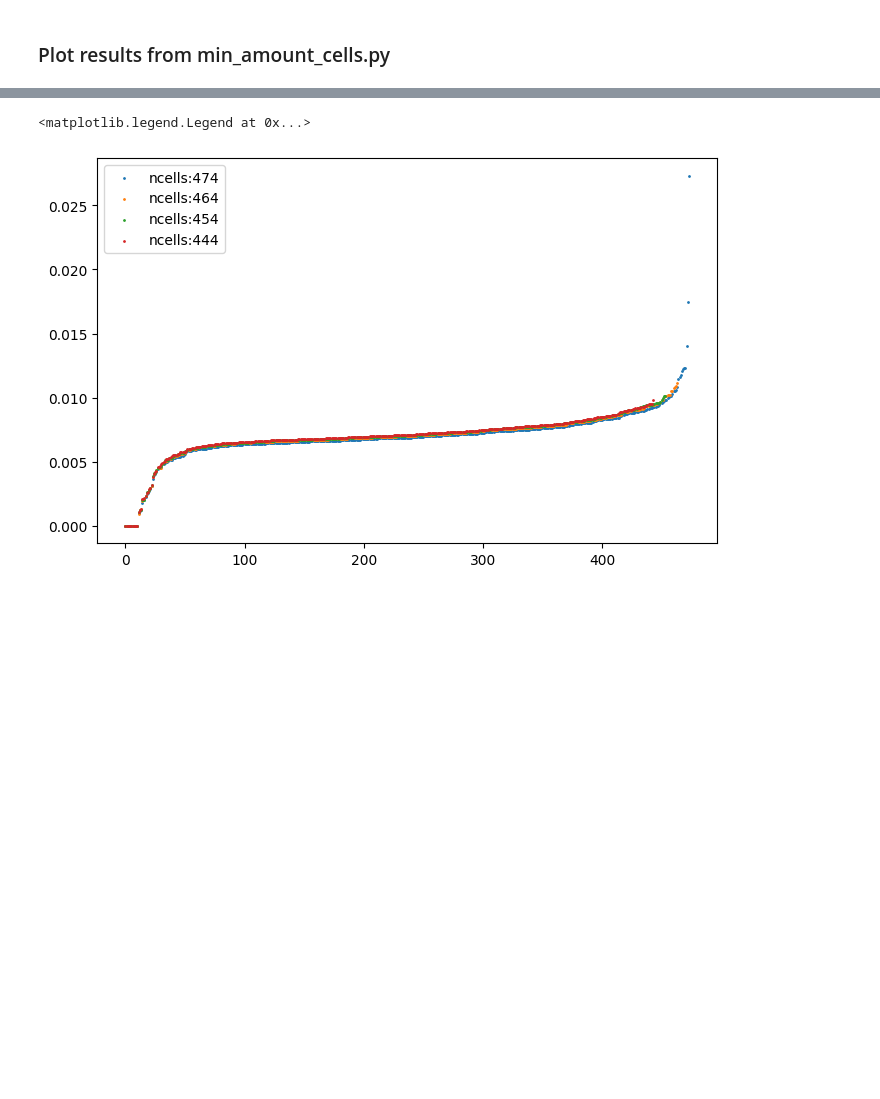
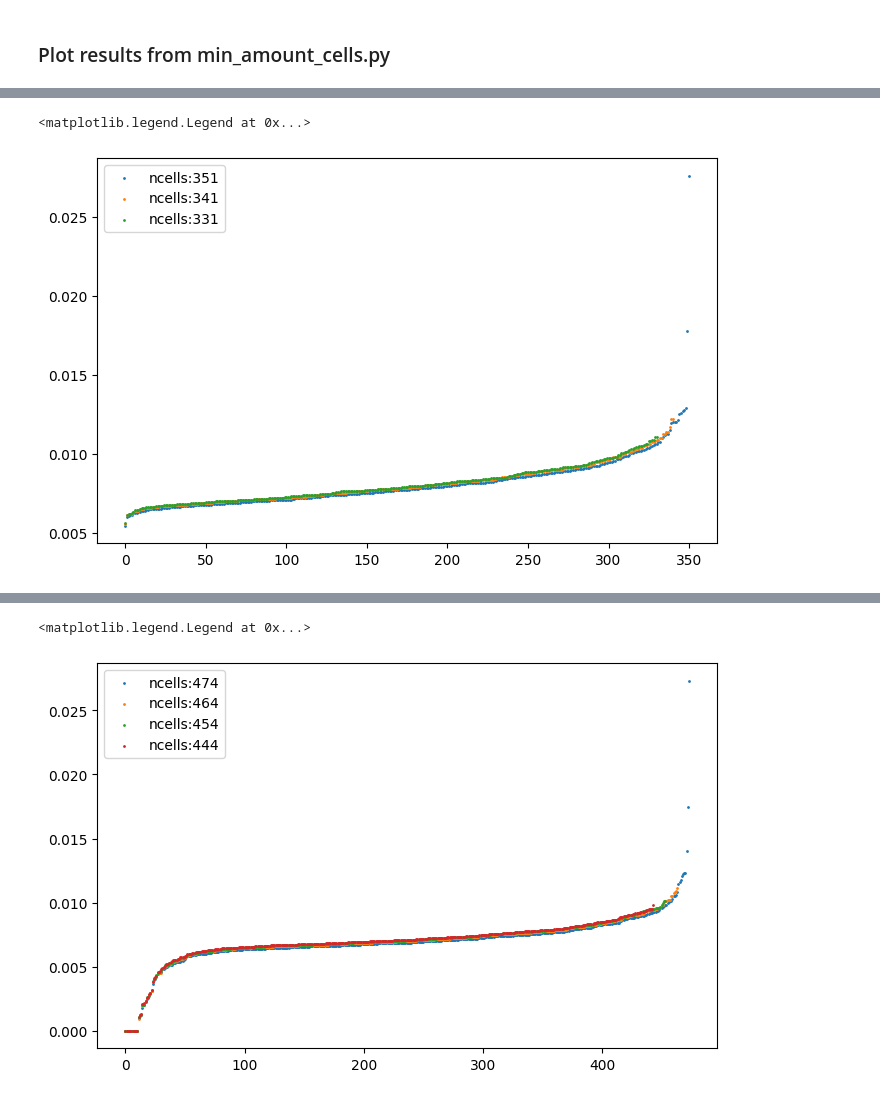
Before and after one commit to Ibos-lab/Users, a Jupyter notebook: losadac/decoder/min_amount_cells.ipynb, the cells around one changed output, grey strips where cells are left out. Cells and saved outputs as stored; diff of their text form; code cells hidden in the pictures; blank space fills up the shorter version.

```diff
--- a/losadac/decoder/min_amount_cells.ipynb
+++ b/losadac/decoder/min_amount_cells.ipynb
@@ -108 +150,13 @@ plt.close()
+# %%
+path=(f'/envau/work/invibe/USERS/LOSADA/Users/losadac/decoder')
+fig,ax=plt.subplots(figsize=(8,5))
+for ncells in [351,341,331]:
+    for to_decode in ['orient']:
+        res = Results.from_python_hdf5(f'{path}/q0.5_{ncells}cells_c0.001_test_orient.h5')
+
+        ax.scatter(range(len(res.list_mean_w)),res.list_mean_w,s=1,label=f'ncells:{res.n_cells}')
+ax.legend()
+# %% [output]
+<matplotlib.legend.Legend at 0x...>
+[figure, added]
 # %%
```
Also changed, not shown: parts of 6 cells of this notebook, 1 other file.
